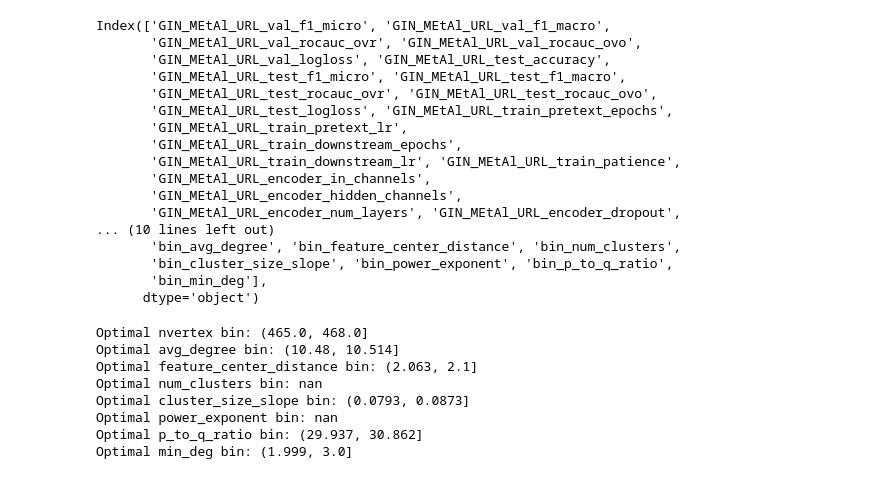
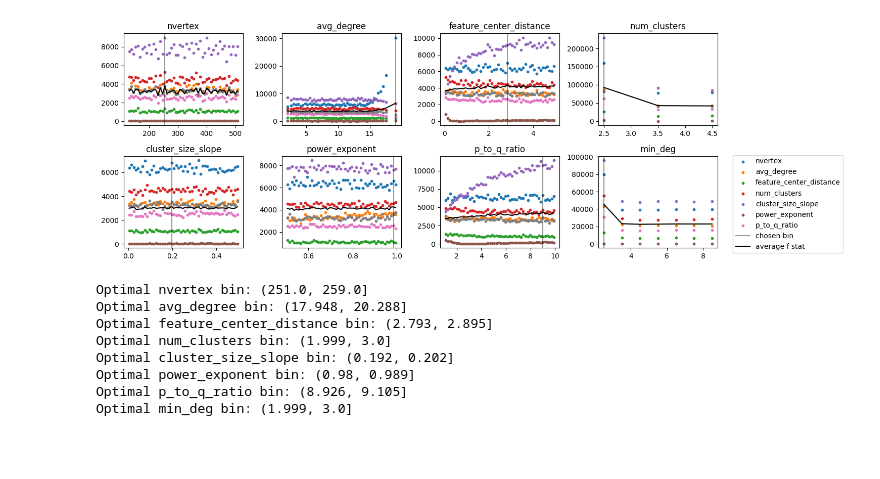
Before and after one commit to ITU-Thesis/graphworld, a Jupyter notebook: evaluation/marginal_graph_properties.ipynb, the cells around one changed output. Cells and saved outputs as stored; diff of their text form; code cells hidden in the pictures; blank space fills up the shorter version.

Commit message:
evaluation of mode1 setup

```diff
--- a/evaluation/marginal_graph_properties.ipynb
+++ b/evaluation/marginal_graph_properties.ipynb
@@ -11,3 +24,3 @@ from scipy.stats import f_oneway
 # %%
-PROCESSED_DIR = f'results/preliminary/processed'
+PROCESSED_DIR = f'results/mode1/processed'
 df = read_processed_shards(PROCESSED_DIR)
@@ -14,73 +29,79 @@ df = read_processed_shards(PROCESSED_DIR)
-# %%
-df.columns[-40:]
-# %% [output]
-Index(['GIN_MEtAl_URL_val_f1_micro', 'GIN_MEtAl_URL_val_f1_macro',
-       'GIN_MEtAl_URL_val_rocauc_ovr', 'GIN_MEtAl_URL_val_rocauc_ovo',
-       'GIN_MEtAl_URL_val_logloss', 'GIN_MEtAl_URL_test_accuracy',
-       'GIN_MEtAl_URL_test_f1_micro', 'GIN_MEtAl_URL_test_f1_macro',
-       'GIN_MEtAl_URL_test_rocauc_ovr', 'GIN_MEtAl_URL_test_rocauc_ovo',
-       'GIN_MEtAl_URL_test_logloss', 'GIN_MEtAl_URL_train_pretext_epochs',
-       'GIN_MEtAl_URL_train_pretext_lr',
-       'GIN_MEtAl_URL_train_downstream_epochs',
-       'GIN_MEtAl_URL_train_downstream_lr', 'GIN_MEtAl_URL_train_patience',
-       'GIN_MEtAl_URL_encoder_in_channels',
-       'GIN_MEtAl_URL_encoder_hidden_channels',
-       'GIN_MEtAl_URL_encoder_num_layers', 'GIN_MEtAl_URL_encoder_dropout',
-... (10 lines left out)
-       'bin_avg_degree', 'bin_feature_center_distance', 'bin_num_clusters',
-       'bin_cluster_size_slope', 'bin_power_exponent', 'bin_p_to_q_ratio',
-       'bin_min_deg'],
-      dtype='object')
+# %%
+# Remove graphs where at least one method have failed
+df.drop(['marginal_param', 'fixed_params'], axis=1, inplace=True)
+df.dropna(axis=0, inplace=True)
 # %%
 # Compute average test metric for each graph
 TEST_METRIC = 'test_rocauc_ovr'
 cols = [col for col in df.columns if TEST_METRIC in col]
 df[f'avg_{TEST_METRIC}'] = df[cols].mean(axis=1)
 # %%
+# ---------------- SETUP ----------------
 # Bin each graph property into a fixed number of quantile bines
 GRAPH_PROPERTIES = ['nvertex', 'avg_degree', 'feature_center_distance', 'num_clusters',
                     'cluster_size_slope', 'power_exponent', 'p_to_q_ratio', 'min_deg']
-BINS = 100
-
+BINS = 50
 for gp in GRAPH_PROPERTIES:
     bins = pd.qcut(df[gp], q=BINS, duplicates='drop')
     df[f'bin_{gp}'] = bins
 
 # create an empty dictionary to store the results
 results = {}
 
-# loop over each parameter
-for gp in GRAPH_PROPERTIES:
+# Plotting setup
+colors = {}
+for i, gp in enumerate(GRAPH_PROPERTIES):
+    colors[gp] = plt.cm.tab10(i)
 
+fig, axs = plt.subplots(nrows=2, ncols=4, figsize=(15,5))
+
+
+
+# ---------------- EXECUTION ----------------
+# loop over each graph property
+for gp, ax in zip(GRAPH_PROPERTIES, axs.reshape(-1)):
     bin_f_stats = {}
+    plotting_f_stats = defaultdict(list)
+    bins = sorted(df[f'bin_{gp}'].unique())
 
-    # loop over each quantile bin
-    for b in df[f'bin_{gp}'].unique():
+    # loop over each quantile bin of the property
+    for b in bins:
         # filter the dataframe to only include rows where the current parameter is in bin i
         df_i = df[df[f'bin_{gp}'] == b]
         test_metric = df_i[f'avg_{TEST_METRIC}']
 
         # compute the average F statistic between the other parameters and the test metric
         f_stats = []
         for gp_other in GRAPH_PROPERTIES:
             if gp_other != gp:
-                gp_other = df_i[gp_other]
-                f_stat, p_val = f_oneway(gp_other, test_metric)
+                f_stat, p_val = f_oneway(df_i[gp_other], test_metric)
                 f_stats.append(f_stat)
+                plotting_f_stats[gp_other].append(f_stat)
         bin_f_stats[b] = sum(f_stats) / len(f_stats)
-
 
     # find the quantized value that produced the highest average F statistic
     max_f_stat = max(bin_f_stats, key=bin_f_stats.get)
     results[gp] = max_f_stat
+
+    # plotting
+    for k,v in plotting_f_stats.items():
+        ax.scatter([b.mid for b in bins], v, color=colors[k], label=k, s=10)
+    ax.axvline(x = max_f_stat.mid, color = 'black', alpha=0.4, label = 'chosen bin')
+    ax.plot([b.mid for b in bins], [f for f in bin_f_stats.values()], color='black', label="average f stat")
+    ax.title.set_text(gp)
+axs[-1][-1].legend(bbox_to_anchor=(1.1, 1.05))
+fig.tight_layout()
+plt.show()
+
 for k,v in results.items():
     print(f'Optimal {k} bin: {v}')
 # %% [output]
+[figure, added]
-Optimal nvertex bin: (465.0, 468.0]
-Optimal avg_degree bin: (10.48, 10.514]
-Optimal feature_center_distance bin: (2.063, 2.1]
-Optimal num_clusters bin: nan
-Optimal cluster_size_slope bin: (0.0793, 0.0873]
-Optimal power_exponent bin: nan
-Optimal p_to_q_ratio bin: (29.937, 30.862]
+Optimal nvertex bin: (251.0, 259.0]
+Optimal avg_degree bin: (17.948, 20.288]
+Optimal feature_center_distance bin: (2.793, 2.895]
+Optimal num_clusters bin: (1.999, 3.0]
+Optimal cluster_size_slope bin: (0.192, 0.202]
+Optimal power_exponent bin: (0.98, 0.989]
+Optimal p_to_q_ratio bin: (8.926, 9.105]
 Optimal min_deg bin: (1.999, 3.0]
```
Also changed, not shown: parts of 5 cells of this notebook, 5 other files.
